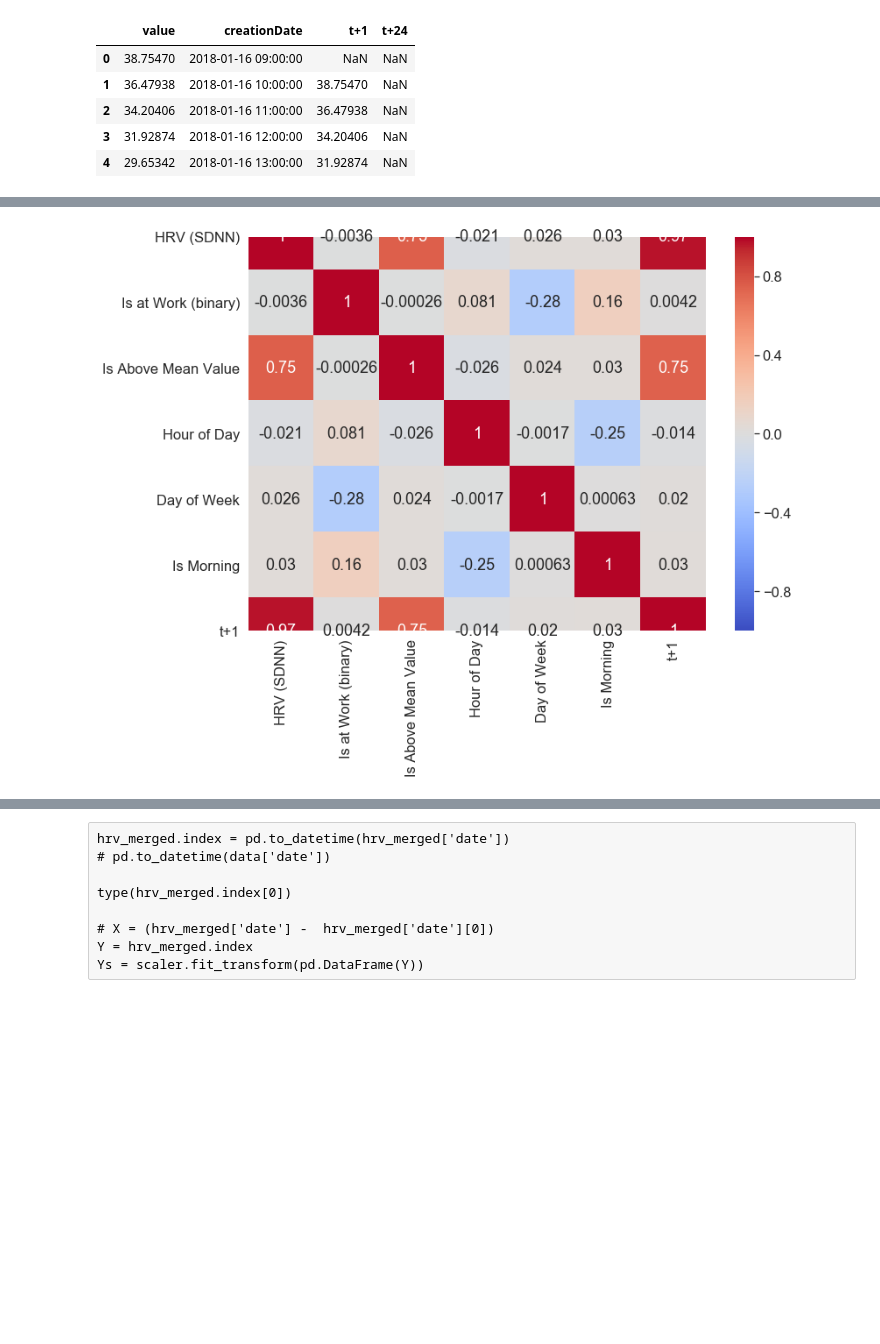
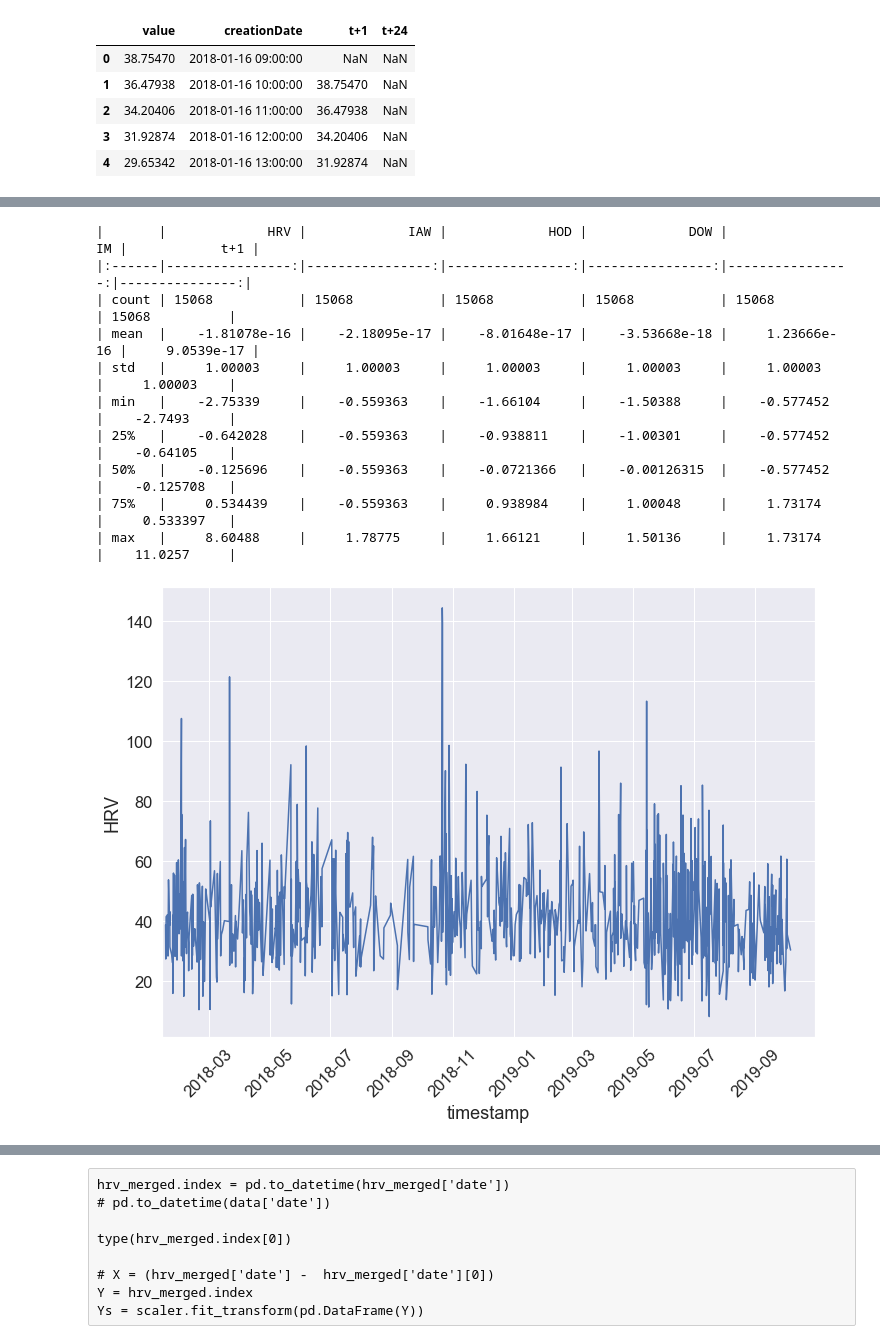
Before and after one commit to pmadruga/ml_project, a Jupyter notebook: books/regression - part A.ipynb, the cells around one changed output, grey strips where cells are left out. Saved outputs shown, nothing was run; the diff lists cells and outputs as text; code cells hidden in the pictures; blank space fills up the shorter version.

```diff
--- a/books/regression - part A.ipynb
+++ b/books/regression - part A.ipynb
@@ -66,6 +87,7 @@ df_hrv_filtered.head()
 | 3 | 31.92874 | 2018-01-16 12:00:00 | 34.20406 | NaN |
 | 4 | 29.65342 | 2018-01-16 13:00:00 | 31.92874 | NaN |
 # %%
+from tabulate import tabulate
 scaler = StandardScaler()
 hrv_merged = pd.DataFrame()
 
@@ -110,8 +132,8 @@ def get_time_of_day(row):
     return 0
 
 
-hrv_merged['date'] = df_hrv_filtered['creationDate']
-hrv_merged['HRV (SDNN)'] = df_hrv_filtered['value']
+hrv_merged['timestamp'] = df_hrv_filtered['creationDate']
+hrv_merged['HRV'] = df_hrv_filtered['value']
 
 work_hours = []
 winter_time = []
@@ -134,45 +156,58 @@ for (index, row) in df_hrv_filtered.iterrows():
     if (row['value'] > 150):
         df_hrv_filtered.drop(index, inplace=True)
 
-hrv_merged['Is at Work (binary)'] = work_hours
-hrv_merged['Is Above Mean Value'] = above_mean
-hrv_merged['Hour of Day'] = hour_of_day
-hrv_merged['Day of Week'] = day_of_week
-hrv_merged['Is Morning'] = time_of_day
+hrv_merged['IAW'] = work_hours
+# hrv_merged['Is Above Mean Value'] = above_mean
+hrv_merged['HOD'] = hour_of_day
+hrv_merged['DOW'] = day_of_week
+hrv_merged['IM'] = time_of_day
 # hrv_merged['new date'] = hrv_merged['date'].astype(np.int64).values.reshape(-1,1)
 hrv_merged['t+1'] = df_hrv_filtered['t+1']
 
 hrv_merged.to_csv('../data/hrv_shaped.csv')
 
-sns.heatmap(hrv_merged.corr(),
-            vmin=-1,
-            cmap='coolwarm',
-            annot=True);
+# sns.heatmap(hrv_merged.corr(),
+#             vmin=-1,
+#             cmap='coolwarm',
+#             annot=True);
 
 hrv_merged.head()
 
-# hrv_copy = hrv_merged.set_index('date')
-# hrv_scaled = scaler.fit_transform(hrv_copy)
+hrv_merged.reset_index()
+hrv_merged.set_index('timestamp')
 
-# print(tabulate(hrv_summary, tablefmt="pipe", headers="keys"))
+
+hrv_copy = hrv_merged.set_index('timestamp')
+hrv_scaled = scaler.fit_transform(hrv_copy.dropna())
+
+# print(hrv_scaled.dropna())
+
+hrv_new = pd.DataFrame(hrv_scaled)
+# hrv_new.head()
+
+# print(hrv_copy.columns)
+
+hrv_new.columns = hrv_copy.columns
+
+print(tabulate(hrv_new.describe(), tablefmt="pipe", headers="keys"))
 # results.head()
 
 # hrv_copy = hrv_merged.set_index('date')
 
-# hrv_copy.head()
 # hrv_scaled = scaler.fit_transform(hrv_copy)
 # # hrv_summary
 
 
+sns.set(rc={'figure.figsize':(11.7,8.27)}, font_scale=1.5)
 
 
-# sx = sns.lineplot(x="date", y="HRV (SDNN)", data=hrv_merged)
-# sx.set(xlim = (pd.to_datetime('2018-01-13'), pd.to_datetime('2019-10-31')))
+sx = sns.lineplot(x=hrv_merged['timestamp'], y=hrv_merged['HRV'], data=hrv_merged)
+sx.set(xlim = (pd.to_datetime('2018-01-13'), pd.to_datetime('2019-10-31')))
 
 # sx.set_title('HRV', fontsize=20)
 
-# for item in sx.get_xticklabels():
-#     item.set_rotation(45)
+for item in sx.get_xticklabels():
+    item.set_rotation(45)
 # hrv_merged.hist()
 
 # new_pd = pd.DataFrame(hrv_scaled)
@@ -185,6 +220,6 @@ hrv_merged.head()
 
 # hrv_copy.head(10)
 
-# fig = sx.get_figure()
-# fig.savefig("../report/images/dataset_3.png")
+fig = sx.get_figure()
+fig.savefig("../report/images/dataset_3.png")
 # %% [output]
@@ -197 +226,11 @@ hrv_merged.head()
+|       |             HRV |             IAW |             HOD |             DOW |              IM |            t+1 |
+|:------|----------------:|----------------:|----------------:|----------------:|----------------:|---------------:|
+| count | 15068           | 15068           | 15068           | 15068           | 15068           | 15068          |
+| mean  |    -1.81078e-16 |    -2.18095e-17 |    -8.01648e-17 |    -3.53668e-18 |     1.23666e-16 |     9.0539e-17 |
+| std   |     1.00003     |     1.00003     |     1.00003     |     1.00003     |     1.00003     |     1.00003    |
+| min   |    -2.75339     |    -0.559363    |    -1.66104     |    -1.50388     |    -0.577452    |    -2.7493     |
+| 25%   |    -0.642028    |    -0.559363    |    -0.938811    |    -1.00301     |    -0.577452    |    -0.64105    |
+| 50%   |    -0.125696    |    -0.559363    |    -0.0721366   |    -0.00126315  |    -0.577452    |    -0.125708   |
+| 75%   |     0.534439    |    -0.559363    |     0.938984    |     1.00048     |     1.73174     |     0.533397   |
+| max   |     8.60488     |     1.78775     |     1.66121     |     1.50136     |     1.73174     |    11.0257     |
-[figure, old version]
+[figure, new version]
```
Also changed, not shown: parts of 21 cells of this notebook, 7 other files.
